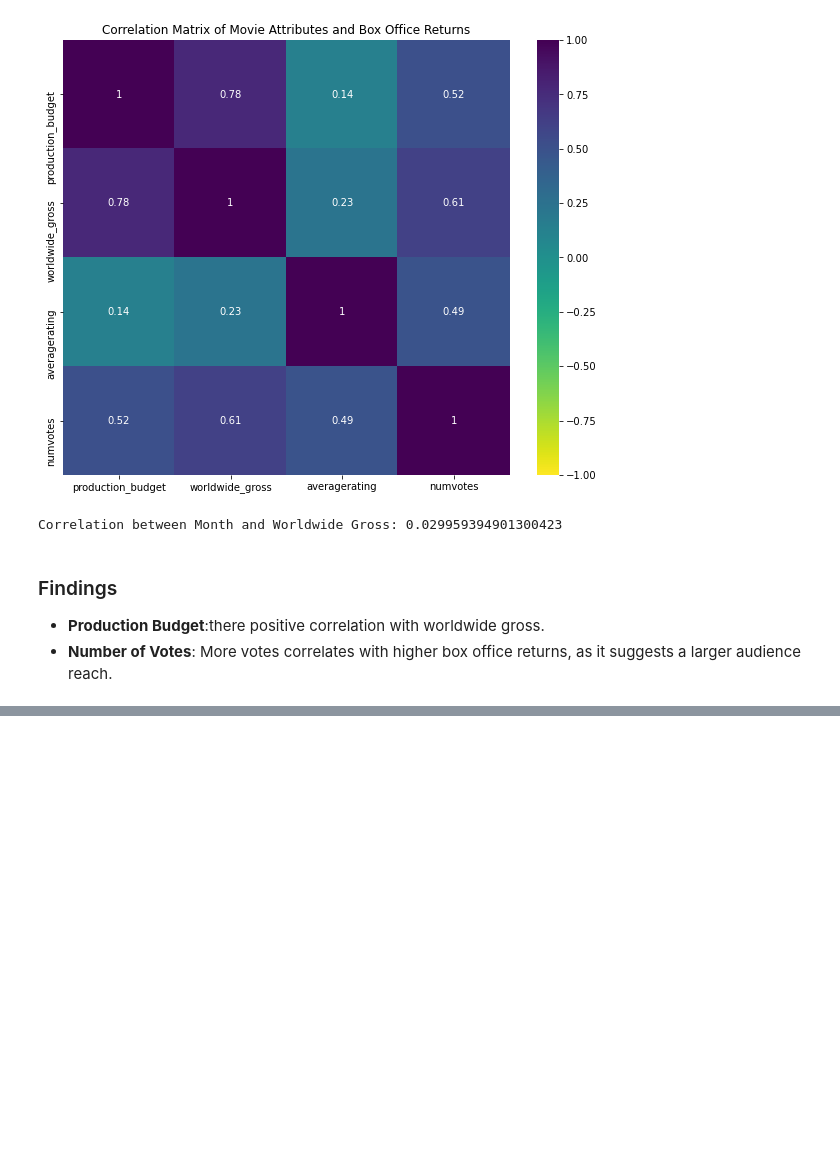
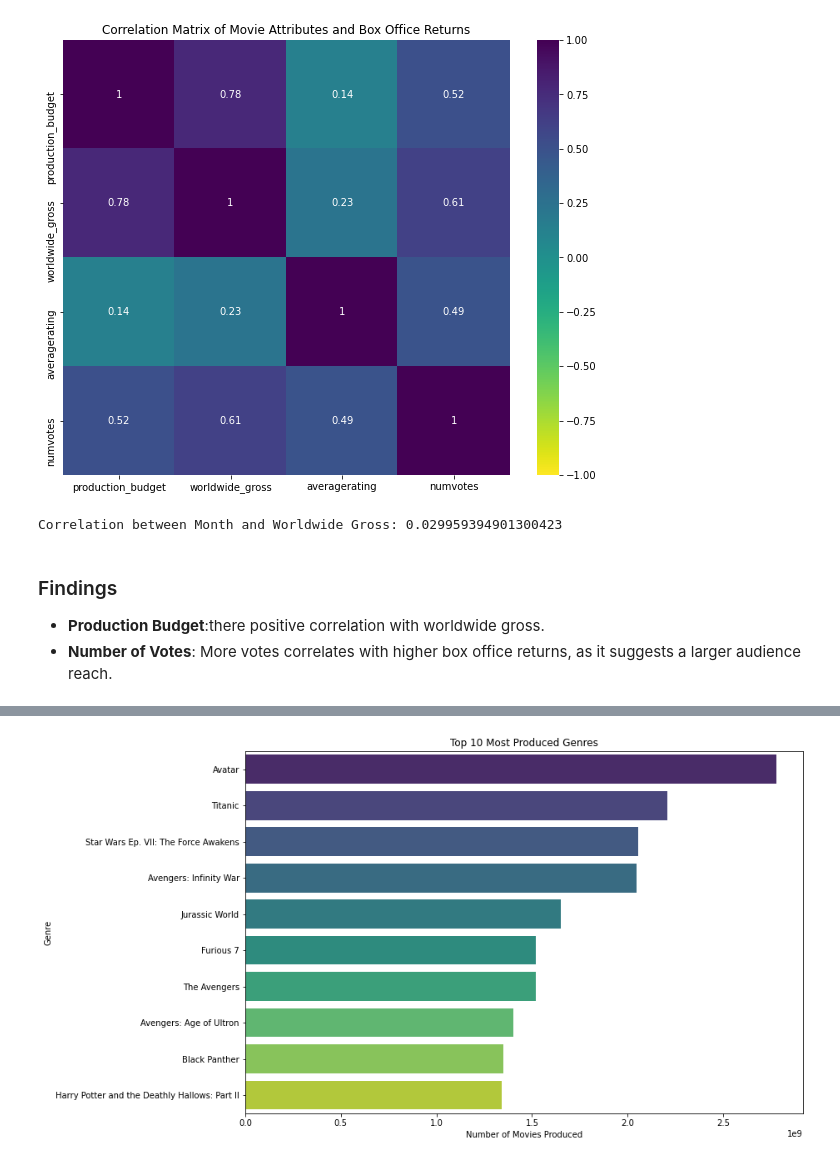
Before and after one commit to otungKe/dsc_phase1_project, a Jupyter notebook: index.ipynb, the cells around one changed output, grey strips where cells are left out. Saved outputs shown, nothing was run; the diff lists cells and outputs as text; code cells hidden in the pictures; blank space fills up the shorter version.

```diff
--- a/index.ipynb
+++ b/index.ipynb
@@ -422,0 +487,10 @@ Correlation between Month and Worldwide Gross: 0.029959394901300423
+# %%
+# Plot the top 10 most produced genres
+plt.figure(figsize=(12, 8))
+sns.barplot(x='worldwide_gross', y='movie', data=df_tn.nlargest(10, 'worldwide_gross'), palette='viridis')
+plt.title('Top 10 Most Produced Genres')
+plt.xlabel('Number of Movies Produced')
+plt.ylabel('Genre')
+plt.show()
+# %% [output]
+[figure, added]
```
Also changed, not shown: parts of 5 cells of this notebook, 3 other files.
